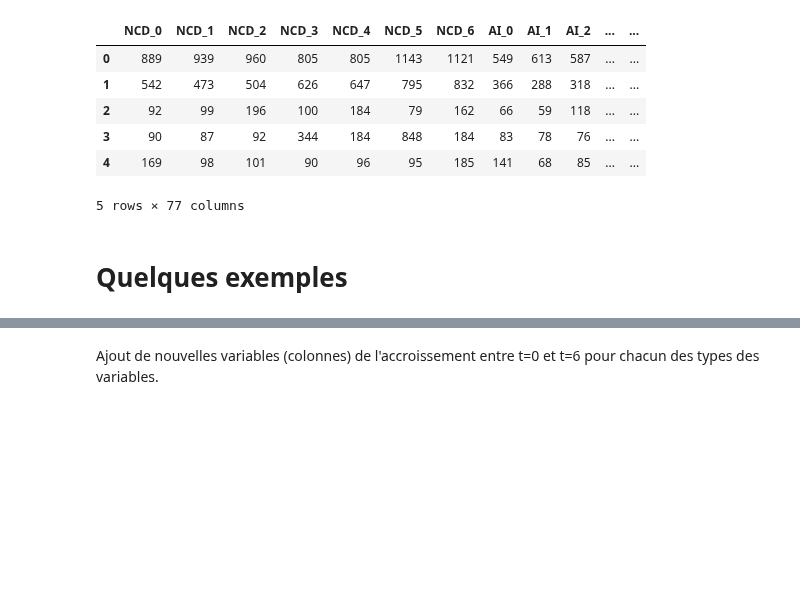
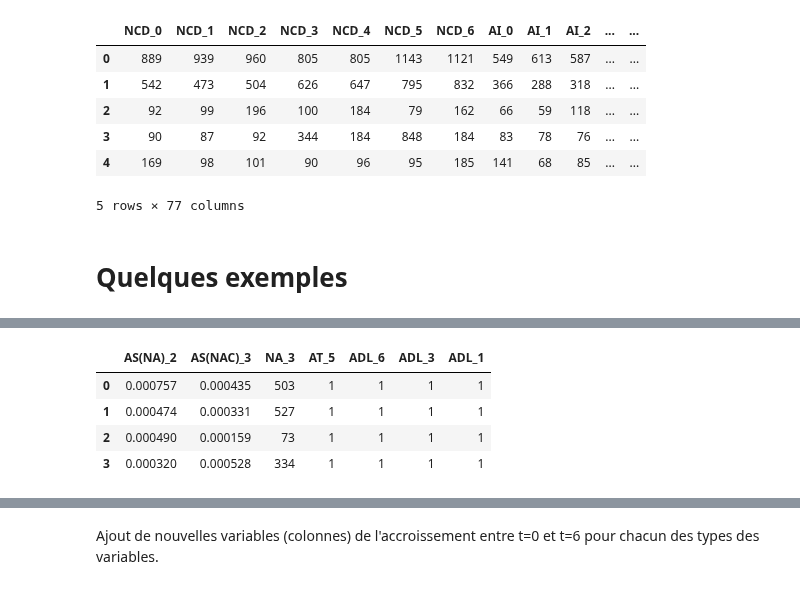
Before and after one commit to imachraoui/Buzz-social-media, a Jupyter notebook: Project-Buzz.ipynb, the cells around one changed output, grey strips where cells are left out. Saved outputs shown, nothing was run; the diff lists cells and outputs as text; code cells hidden in the pictures; blank space fills up the shorter version.

```diff
--- a/Project-Buzz.ipynb
+++ b/Project-Buzz.ipynb
@@ -51,0 +54,8 @@ plotBuzz(df_Normalized.iloc[:,0:7],4,1,1)
+# %%
+df_nonNormalized.iloc[0:4,indices[46:53]]
+# %% [output]
+|  | AS(NA)_2 | AS(NAC)_3 | NA_3 | AT_5 | ADL_6 | ADL_3 | ADL_1 |
+| 0 | 0.000757 | 0.000435 | 503 | 1 | 1 | 1 | 1 |
+| 1 | 0.000474 | 0.000331 | 527 | 1 | 1 | 1 | 1 |
+| 2 | 0.000490 | 0.000159 | 73 | 1 | 1 | 1 | 1 |
+| 3 | 0.000320 | 0.000528 | 334 | 1 | 1 | 1 | 1 |
```
Also changed, not shown: parts of 32 cells of this notebook.
